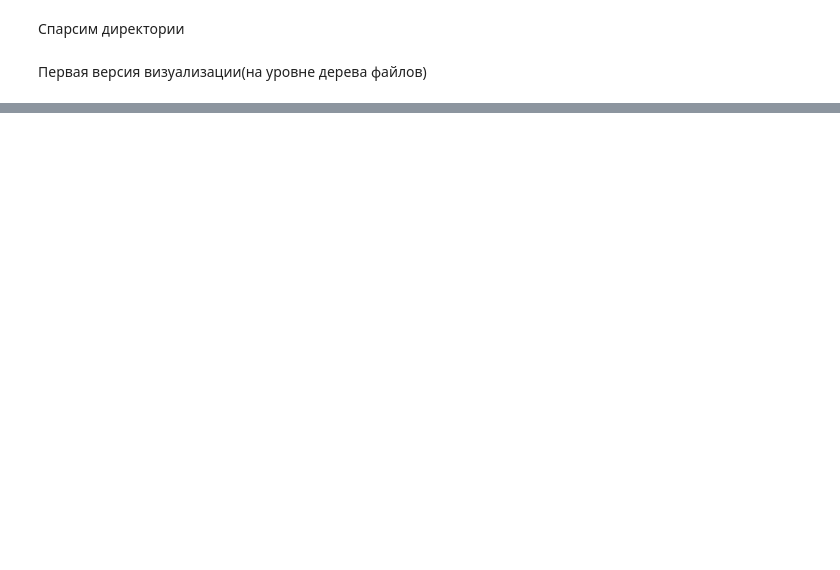
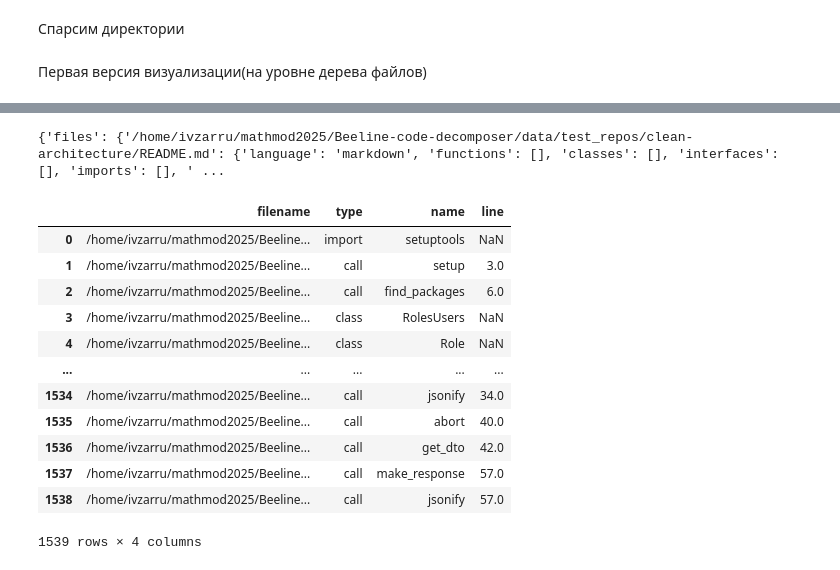
Before and after one commit to TheoDaimonn/Beeline-code-decomposer, a Jupyter notebook: research/parsing_res.ipynb, the cells around one changed output, grey strips where cells are left out. Drawn from its saved outputs; the diff is of its cells as text; code cells hidden in the pictures; blank space fills up the shorter version.

```diff
--- a/research/parsing_res.ipynb
+++ b/research/parsing_res.ipynb
@@ -108,0 +944,78 @@ KeyError: 'folder_id'
+# %%
+with open('architecture_relations_all.json', 'r', encoding='utf-8') as f:
+    data = json.load(f)
+print(data)
+# %% [output]
+{'files': {'/home/ivzarru/mathmod2025/Beeline-code-decomposer/data/test_repos/clean-architecture/README.md': {'language': 'markdown', 'functions': [], 'classes': [], 'interfaces': [], 'imports': [], ' ...
+# %%
+import json
+import pandas as pd
+
+# Загрузка JSON (например, из файла)
+# with open('data.json', 'r', encoding='utf-8') as f:
+#     data = json.load(f)
+
+# Пример структуры JSON
+# data = {
+#     "/path/to/file.py": {
+#         "language": "python",
+#         "functions": ["func1", "func2"],
+#         "classes": ["ClassA"],
+#         "interfaces": [],
+#         "imports": ["os", "sys"],
+#         "calls": [["func1", 10], ["ClassA", 20]]
+#     },
+#     # ... другие файлы
+# }
+
+def flatten_repo_structure(data):
+    rows = []
+    for filename, info in data.items():
+        # Пробегаем по нужным типам элементов
+        mapping = [
+            ('functions', 'function'),
+            ('classes', 'class'),
+            ('interfaces', 'interface'),
+            ('imports', 'import'),
+            ('calls', 'call')
+        ]
+        for key, type_label in mapping:
+            items = info.get(key, [])
+            if key == 'calls':
+                # Раскрываем кортежи [name, line]
+                for call_name, line in items:
+                    rows.append({
+                        'filename': filename,
+                        'type': type_label,
+                        'name': call_name,
+                        'line': line
+                    })
+            else:
+                for item in items:
+                    rows.append({
+                        'filename': filename,
+                        'type': type_label,
+                        'name': item
+                    })
+    df = pd.DataFrame(rows)
+    return df
+
+# Пример использования
+with open('architecture_relations_all.json', 'r', encoding='utf-8') as f:
+    data = json.load(f)
+df = flatten_repo_structure(data['files'])
+df
+# %% [output]
+|  | filename | type | name | line |
+| 0 | /home/ivzarru/mathmod2025/Beeline... | import | setuptools | NaN |
+| 1 | /home/ivzarru/mathmod2025/Beeline... | call | setup | 3.0 |
+| 2 | /home/ivzarru/mathmod2025/Beeline... | call | find_packages | 6.0 |
+| 3 | /home/ivzarru/mathmod2025/Beeline... | class | RolesUsers | NaN |
+| 4 | /home/ivzarru/mathmod2025/Beeline... | class | Role | NaN |
+| ... | ... | ... | ... | ... |
+| 1534 | /home/ivzarru/mathmod2025/Beeline... | call | jsonify | 34.0 |
+| 1535 | /home/ivzarru/mathmod2025/Beeline... | call | abort | 40.0 |
+| 1536 | /home/ivzarru/mathmod2025/Beeline... | call | get_dto | 42.0 |
+| 1537 | /home/ivzarru/mathmod2025/Beeline... | call | make_response | 57.0 |
+| 1538 | /home/ivzarru/mathmod2025/Beeline... | call | jsonify | 57.0 |
+1539 rows × 4 columns
```
Also changed, not shown: parts of 19 cells of this notebook, 5 other files.
